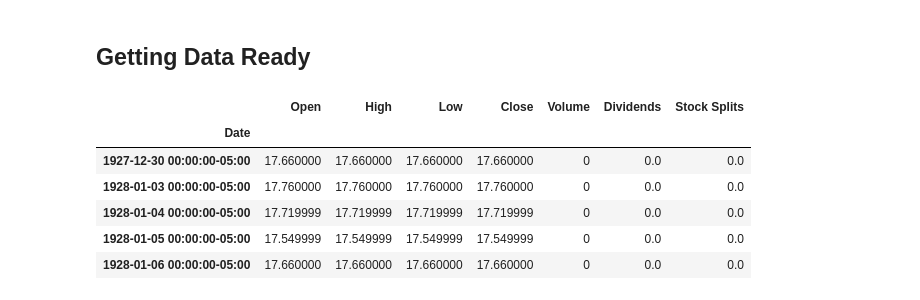
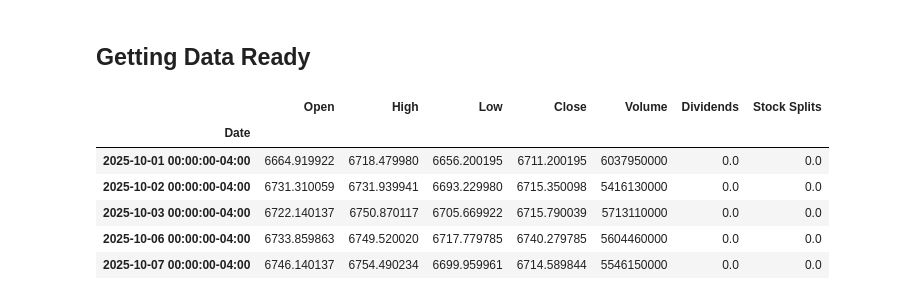
Before and after one commit to AmmadTanveer/SP500-Forecasting-ML, a Jupyter notebook: SP500_Analysis.ipynb, the cells around one changed output. Cells and saved outputs as stored; diff of their text form; code cells hidden in the pictures.

```diff
--- a/SP500_Analysis.ipynb
+++ b/SP500_Analysis.ipynb
@@ -7,12 +7,12 @@ sp500 = yf.Ticker("^GSPC")
 # %%
 sp500_data = sp500.history(period="max")
 # %%
-sp500_data.head()
+sp500_data.tail()
 # %% [output]
 |  | Open | High | Low | Close | Volume | Dividends | Stock Splits |
 | Date |  |  |  |  |  |  |  |
-| 1927-12-30 00:00:00-05:00 | 17.660000 | 17.660000 | 17.660000 | 17.660000 | 0 | 0.0 | 0.0 |
-| 1928-01-03 00:00:00-05:00 | 17.760000 | 17.760000 | 17.760000 | 17.760000 | 0 | 0.0 | 0.0 |
-| 1928-01-04 00:00:00-05:00 | 17.719999 | 17.719999 | 17.719999 | 17.719999 | 0 | 0.0 | 0.0 |
-| 1928-01-05 00:00:00-05:00 | 17.549999 | 17.549999 | 17.549999 | 17.549999 | 0 | 0.0 | 0.0 |
-| 1928-01-06 00:00:00-05:00 | 17.660000 | 17.660000 | 17.660000 | 17.660000 | 0 | 0.0 | 0.0 |
+| 2025-10-01 00:00:00-04:00 | 6664.919922 | 6718.479980 | 6656.200195 | 6711.200195 | 6037950000 | 0.0 | 0.0 |
+| 2025-10-02 00:00:00-04:00 | 6731.310059 | 6731.939941 | 6693.229980 | 6715.350098 | 5416130000 | 0.0 | 0.0 |
+| 2025-10-03 00:00:00-04:00 | 6722.140137 | 6750.870117 | 6705.669922 | 6715.790039 | 5713110000 | 0.0 | 0.0 |
+| 2025-10-06 00:00:00-04:00 | 6733.859863 | 6749.520020 | 6717.779785 | 6740.279785 | 5604460000 | 0.0 | 0.0 |
+| 2025-10-07 00:00:00-04:00 | 6746.140137 | 6754.490234 | 6699.959961 | 6714.589844 | 5546150000 | 0.0 | 0.0 |
```
Also changed, not shown: parts of 43 cells of this notebook.
